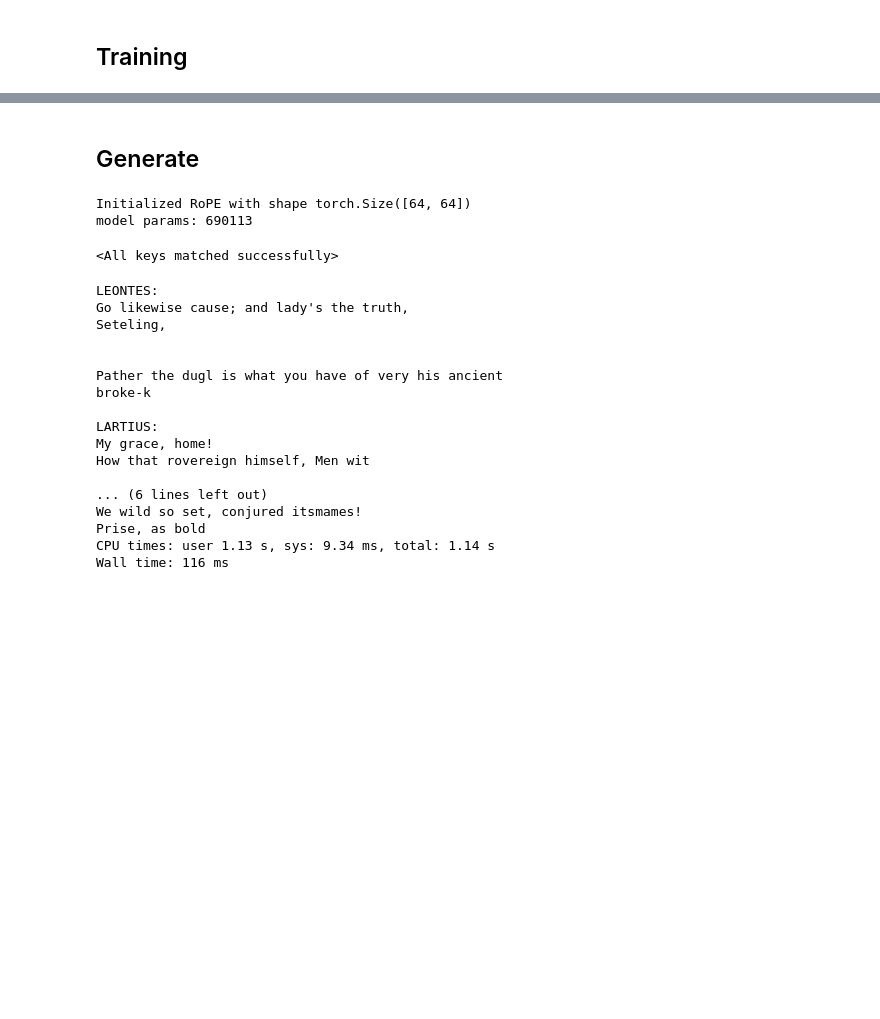
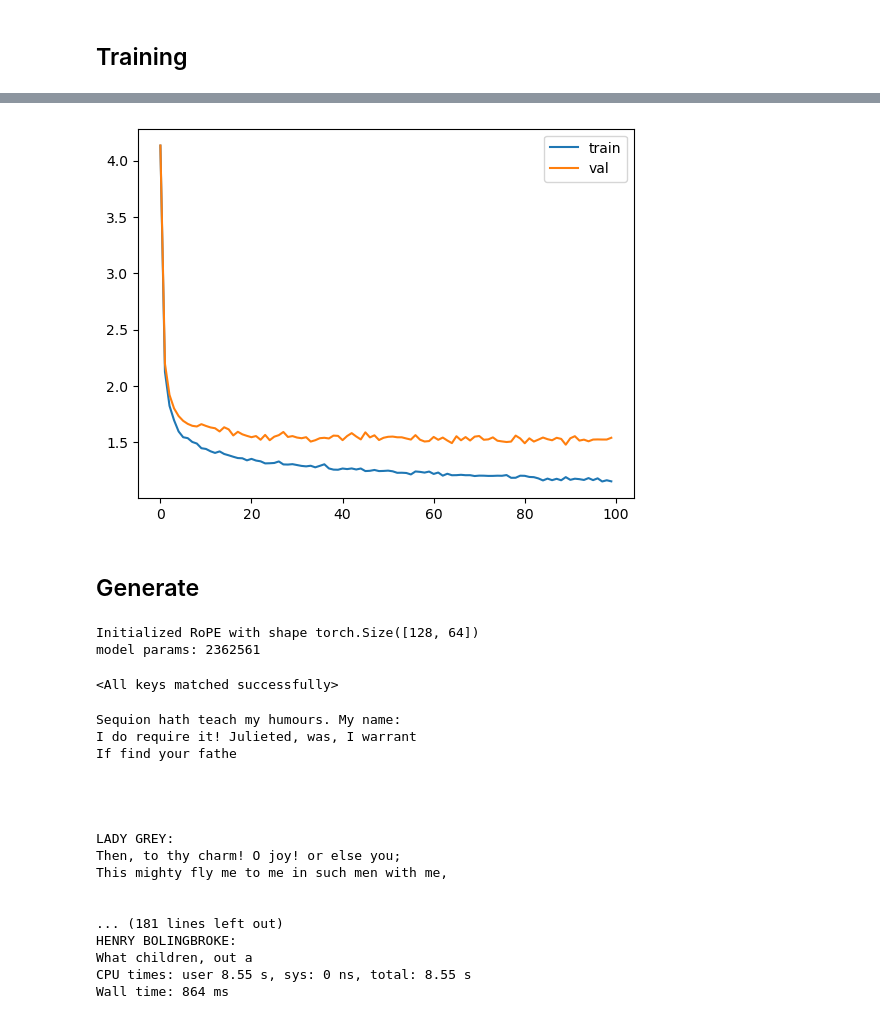
Before and after one commit to geesimon/wheels, a Jupyter notebook: KV_cache.ipynb, the cells around one changed output, grey strips where cells are left out. Cells and saved outputs as stored; diff of their text form; code cells hidden in the pictures; blank space fills up the shorter version.

Commit message:
Update model parameter

```diff
--- a/KV_cache.ipynb
+++ b/KV_cache.ipynb
@@ -218,17 +219,24 @@ class Attention(nn.Module):
         q = Attention.shared_rope(q, start_pos)
         k = Attention.shared_rope(k, start_pos)
 
-        if self.training:       # apply dropout and mask only during training
-            activations = F.scaled_dot_product_attention(
-                                q, k, v, dropout_p = 0.1, is_causal = True
-                            )
+        if self.training:       # apply dropout only during training
+            dropout_p = 0.1
         else:
             self.cache_k[:, start_pos:start_pos + x.shape[-2]] = k
             self.cache_v[:, start_pos:start_pos + x.shape[-2]] = v
             k = self.cache_k[:, :start_pos + x.shape[-2]]
             v = self.cache_v[:, :start_pos + x.shape[-2]]
 
-            activations = torch.softmax(q @ k.transpose(-2, -1) / np.sqrt(self.config.dim), dim=-1) @ v
+            dropout_p = 0
+
+        if x.shape[-2] == 1:    # if only one token, then not causal
+            is_causal = False
+        else:
+            is_causal = True
+
+        activations = F.scaled_dot_product_attention(q, k, v,
+                                                     dropout_p = dropout_p,
+                                                     is_causal = is_causal)
 
         return activations
 
@@ -322,7 +333,10 @@ class Llama(nn.Module):
 def evaluate_loss(model:Llama):
     config = model.config
     out = {}
-    model.eval()
+    is_training = model.training
+
+    if is_training:
+        model.eval()
     for split in ["train", "val"]:
         losses = []
         for _ in range(10):
@@ -330,7 +344,9 @@ def evaluate_loss(model:Llama):
             _, loss = model(xb, 0, yb)
             losses.append(loss.item())
         out[split] = np.mean(losses)
-    model.train()
+    if is_training:
+        model.train()
+
     return out
 
 def train(model: Llama, optimizer:torch.optim.Optimizer, scheduler = None, print_logs = False, log_interval = 100):
@@ -362,15 +378,16 @@ def train(model: Llama, optimizer:torch.optim.Optimizer, scheduler = None, print
     print("validation loss: ", losses[-1]['val'])
     return pd.DataFrame(losses).plot()
 # %%
-# %%time
+%%time
 
-# from datetime import datetime
+from datetime import datetime
 
-# llama = Llama(model_config)
-# optimizer = torch.optim.Adam(llama.parameters())
-# train(llama, optimizer, print_logs=True)
+llama = Llama(model_config)
+optimizer = torch.optim.Adam(llama.parameters())
+train(llama, optimizer, print_logs=True)
 
-# # Save
-# now = datetime.now()
-# model_name = f'./checkpoint/llama_{now.year}_{now.month}_{now.day}_{now.hour}_{now.minute}.pth'
-# torch.save({'model_state_dict': llama.state_dict()}, model_name)
+# Save
+now = datetime.now()
+model_name = f'./checkpoint/llama_L{model_config.n_layers}xH{model_config.n_heads}xC{model_config.max_seq_len}_{now.year}_{now.month}_{now.day}_{now.hour}_{now.minute}.pth'
+torch.save({'model_state_dict': llama.state_dict()}, model_name)
+# %% [output]
@@ -377,3 +411,4 @@ def train(model: Llama, optimizer:torch.optim.Optimizer, scheduler = None, print
+[figure, added]
 # %% [markdown]
 ## Generate
 # %%
@@ -411,34 +446,32 @@ files = glob.glob('./checkpoint/*.pth')
 files.sort(key=os.path.getmtime)
 model_name = files[-1]
 
-Attention.shared_rope = None
-model_config.max_batch_size = 5
 llama_infer = Llama(model_config)
 llama_infer.load_state_dict(torch.load(model_name)['model_state_dict'])
 # %% [output]
-Initialized RoPE with shape torch.Size([64, 64])
-model params: 690113
+Initialized RoPE with shape torch.Size([128, 64])
+model params: 2362561
 <All keys matched successfully>
 # %%
 %%time
 
-for s in generate(llama_infer, 60):
+for s in generate(llama_infer, 100):
     print(s)
 # %% [output]
-LEONTES:
-Go likewise cause; and lady's the truth,
-Seteling,
+Sequion hath teach my humours. My name:
+I do require it! Julieted, was, I warrant
+If find your fathe
 
 
-Pather the dugl is what you have of very his ancient
-broke-k
 
-LARTIUS:
-My grace, home!
-How that rovereign himself, Men wit
 
-... (6 lines left out)
-We wild so set, conjured itsmames!
-Prise, as bold
-CPU times: user 1.13 s, sys: 9.34 ms, total: 1.14 s
-Wall time: 116 ms
+LADY GREY:
+Then, to thy charm! O joy! or else you;
+This mighty fly me to me in such men with me,
+
+
+... (181 lines left out)
+HENRY BOLINGBROKE:
+What children, out a
+CPU times: user 8.55 s, sys: 0 ns, total: 8.55 s
+Wall time: 864 ms
```
Also changed, not shown: parts of 4 cells of this notebook.
